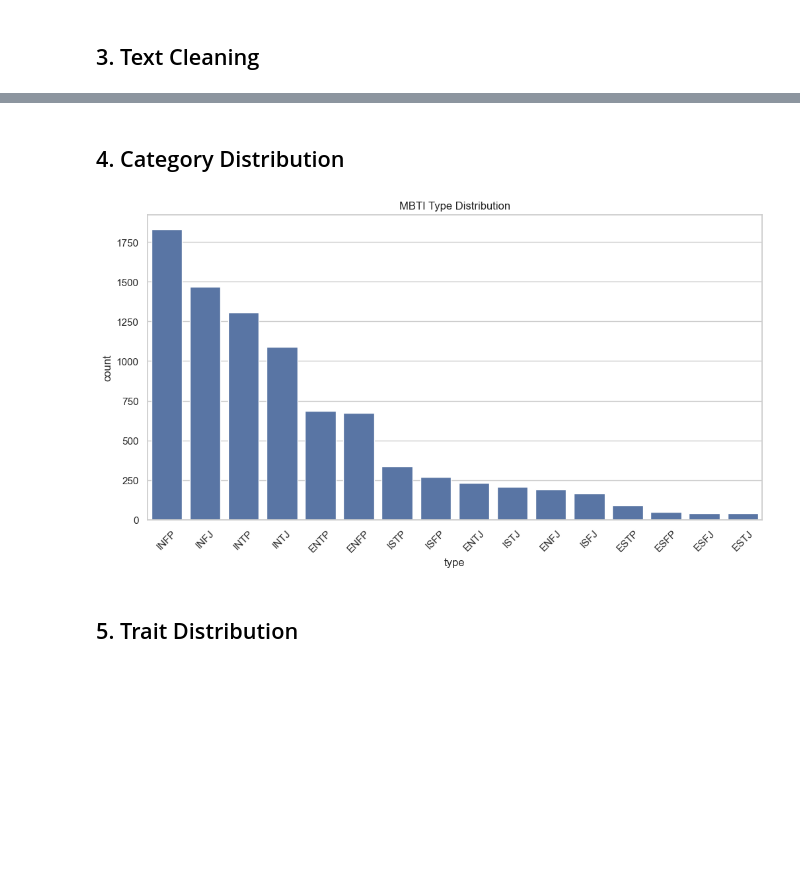
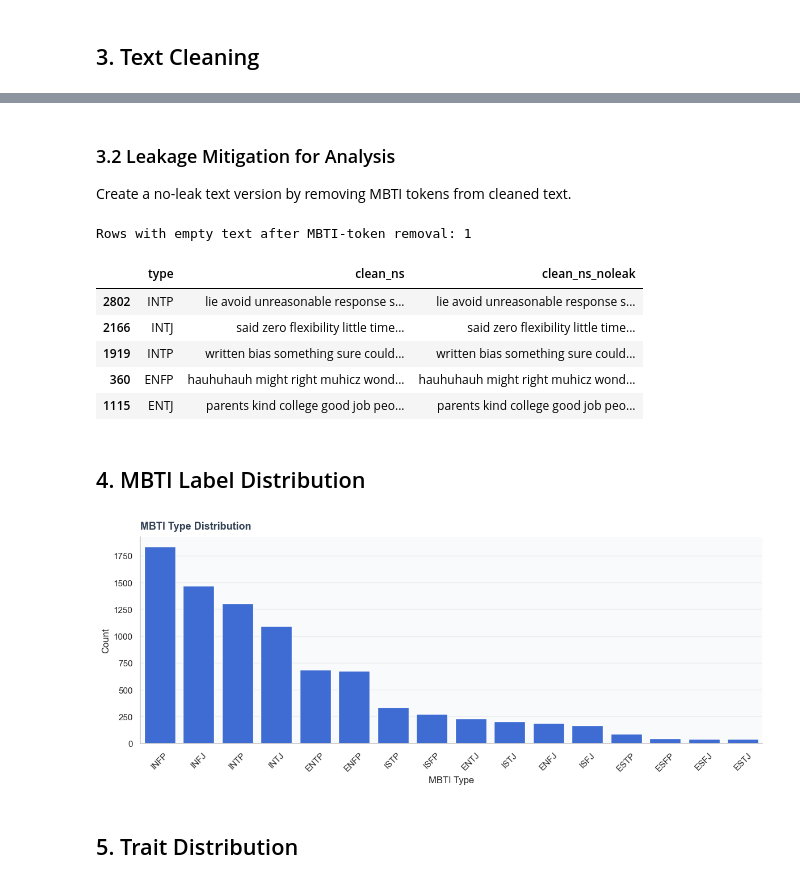
Before and after one commit to MarkX04/P4DSAI, a Jupyter notebook: assignment1/EDA/mbti_text_classification/eda.ipynb, the cells around one changed output, grey strips where cells are left out. Drawn from its saved outputs; the diff is of its cells as text; code cells hidden in the pictures; blank space fills up the shorter version.

Commit message:
feat: eda image dataset & fix mbti dataset

```diff
--- a/assignment1/EDA/mbti_text_classification/eda.ipynb
+++ b/assignment1/EDA/mbti_text_classification/eda.ipynb
@@ -110,0 +221,19 @@ df["clean_ns"] = df["clean"].apply(remove_stopwords)
+# %%
+mbti_tokens = [
+    "infj", "infp", "intj", "intp", "isfj", "isfp", "istj", "istp",
+    "enfj", "enfp", "entj", "entp", "esfj", "esfp", "estj", "estp",
+]
+
+for token in mbti_tokens:
+    df[f"has_{token}"] = df["clean"].str.contains(rf"\b{token}\b", regex=True)
+
+leak_by_type = []
+for mbti_type in sorted(df["type"].unique()):
+    token = mbti_type.lower()
+    rate = df.loc[df["type"] == mbti_type, f"has_{token}"].mean()
+    leak_by_type.append({"type": mbti_type, "self_token_leak_rate": round(float(rate), 4)})
+
+leak_df = pd.DataFrame(leak_by_type).sort_values("self_token_leak_rate", ascending=False)
+
+display(leak_df)
+print(f"Average self-token leakage rate: {leak_df['self_token_leak_rate'].mean():.4f}")
@@ -111,13 +259,40 @@ df["clean_ns"] = df["clean"].apply(remove_stopwords)
+# %% [markdown]
+### 3.2 Leakage Mitigation for Analysis
+
+Create a no-leak text version by removing MBTI tokens from cleaned text.
+# %%
+mbti_pattern = r"\b(?:" + "|".join(mbti_tokens) + r")\b"
+df["clean_ns_noleak"] = (
+    df["clean_ns"]
+    .str.replace(mbti_pattern, " ", regex=True)
+    .str.replace(r"\s+", " ", regex=True)
+    .str.strip()
+)
+
+empty_after_clean = int((df["clean_ns_noleak"].str.len() == 0).sum())
+print(f"Rows with empty text after MBTI-token removal: {empty_after_clean:,}")
+display(df[["type", "clean_ns", "clean_ns_noleak"]].sample(5, random_state=42))
+# %% [output]
+Rows with empty text after MBTI-token removal: 1
+|  | type | clean_ns | clean_ns_noleak |
+| 2802 | INTP | lie avoid unreasonable response s... | lie avoid unreasonable response s... |
+| 2166 | INTJ | said zero flexibility little time... | said zero flexibility little time... |
+| 1919 | INTP | written bias something sure could... | written bias something sure could... |
+| 360 | ENFP | hauhuhauh might right muhicz wond... | hauhuhauh might right muhicz wond... |
+| 1115 | ENTJ | parents kind college good job peo... | parents kind college good job peo... |
 # %% [markdown]
-## 4. Category Distribution
+## 4. MBTI Label Distribution
 # %%
-plt.figure(figsize=(12,6))
-sns.countplot(data=df, x="type", order=df["type"].value_counts().index)
-plt.xticks(rotation=45)
-plt.title("MBTI Type Distribution")
+type_order = df["type"].value_counts().index
+
+fig, ax = plt.subplots(figsize=(12, 5))
+sns.countplot(data=df, x="type", order=type_order, color=CHART_COLORS["primary"], ax=ax)
+style_ax(ax, "MBTI Type Distribution", "MBTI Type", "Count")
+ax.tick_params(axis="x", rotation=45)
+plt.tight_layout()
 plt.show()
 # %% [output]
-[figure, old version]
+[figure, new version]
 # %% [markdown]
 ## 5. Trait Distribution
 # %%
```
Also changed, not shown: parts of 31 cells of this notebook, 2 other files.
